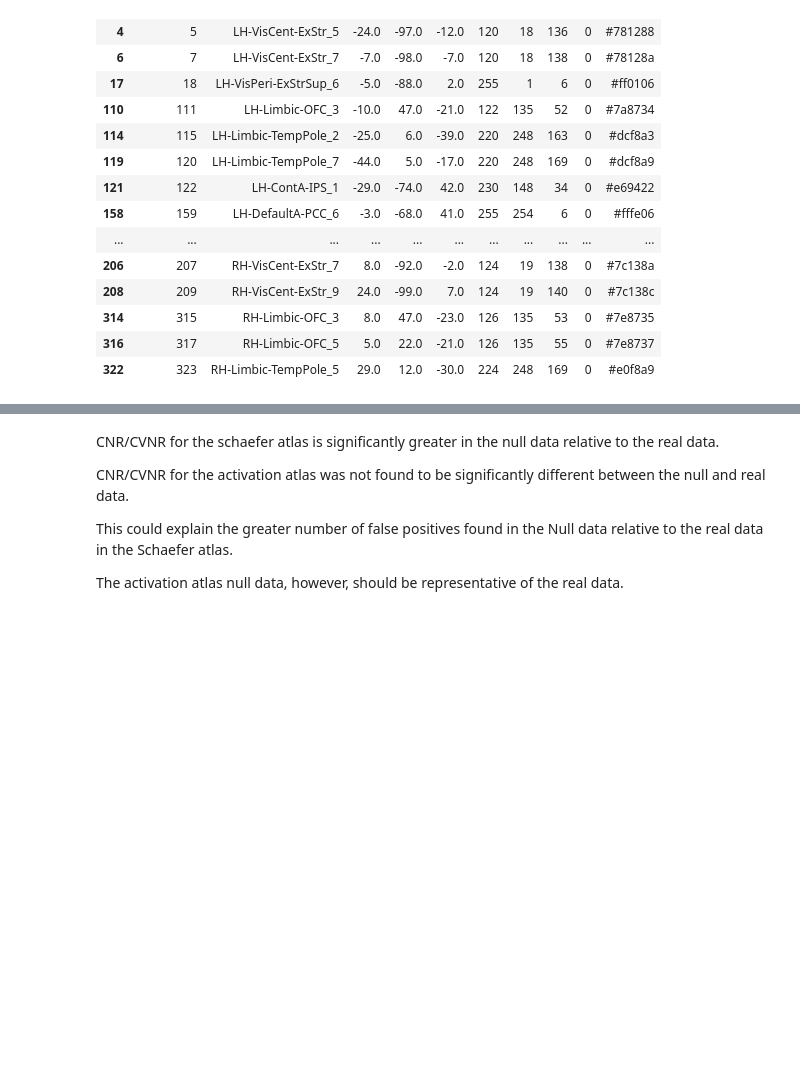
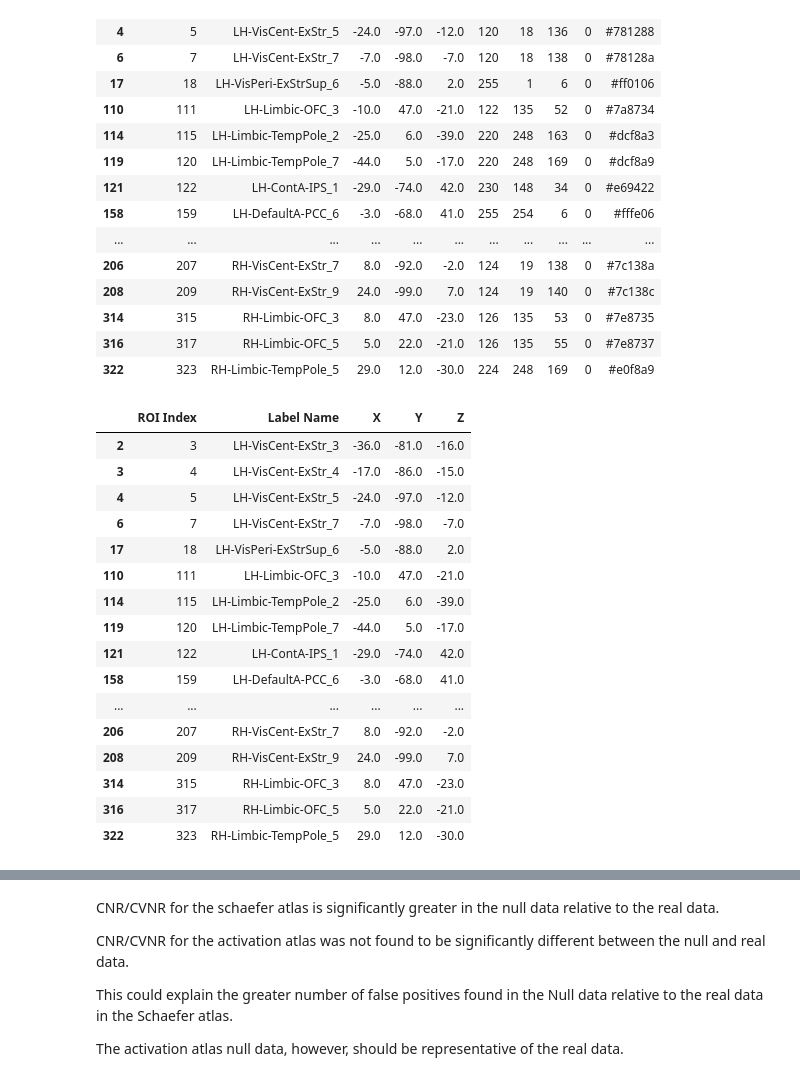
Before and after one commit to jdkent/BetaSeriesRealDataAnalysis, a Jupyter notebook: nibsAnalysis/cnr_trial_variability.ipynb, the cells around one changed output, grey strips where cells are left out. Cells and saved outputs as stored; diff of their text form; code cells hidden in the pictures; blank space fills up the shorter version.

```diff
--- a/nibsAnalysis/cnr_trial_variability.ipynb
+++ b/nibsAnalysis/cnr_trial_variability.ipynb
@@ -868,6 +868,29 @@ See the caveats in the documentation: http://pandas.pydata.org/pandas-docs/stabl
 | 314 | 315 | RH-Limbic-OFC_3 | 8.0 | 47.0 | -23.0 | 126 | 135 | 53 | 0 | #7e8735 |
 | 316 | 317 | RH-Limbic-OFC_5 | 5.0 | 22.0 | -21.0 | 126 | 135 | 55 | 0 | #7e8737 |
 | 322 | 323 | RH-Limbic-TempPole_5 | 29.0 | 12.0 | -30.0 | 224 | 248 | 169 | 0 | #e0f8a9 |
+# %%
+# write to tsv
+schaeferbest_tsv = schaeferbest_info.loc[:, ["ROI Index", "Label Name", "R", "A", "S"]]
+schaeferbest_tsv.rename(columns={"R": "X", "A": "Y", "S": "Z"}, inplace=True)
+schaeferbest_tsv.to_csv("./outputs/schaeferbest_rois.tsv", index=False, sep='\t')
+# %% [output]
+|  | ROI Index | Label Name | X | Y | Z |
+| 2 | 3 | LH-VisCent-ExStr_3 | -36.0 | -81.0 | -16.0 |
+| 3 | 4 | LH-VisCent-ExStr_4 | -17.0 | -86.0 | -15.0 |
+| 4 | 5 | LH-VisCent-ExStr_5 | -24.0 | -97.0 | -12.0 |
+| 6 | 7 | LH-VisCent-ExStr_7 | -7.0 | -98.0 | -7.0 |
+| 17 | 18 | LH-VisPeri-ExStrSup_6 | -5.0 | -88.0 | 2.0 |
+| 110 | 111 | LH-Limbic-OFC_3 | -10.0 | 47.0 | -21.0 |
+| 114 | 115 | LH-Limbic-TempPole_2 | -25.0 | 6.0 | -39.0 |
+| 119 | 120 | LH-Limbic-TempPole_7 | -44.0 | 5.0 | -17.0 |
+| 121 | 122 | LH-ContA-IPS_1 | -29.0 | -74.0 | 42.0 |
+| 158 | 159 | LH-DefaultA-PCC_6 | -3.0 | -68.0 | 41.0 |
+| ... | ... | ... | ... | ... | ... |
+| 206 | 207 | RH-VisCent-ExStr_7 | 8.0 | -92.0 | -2.0 |
+| 208 | 209 | RH-VisCent-ExStr_9 | 24.0 | -99.0 | 7.0 |
+| 314 | 315 | RH-Limbic-OFC_3 | 8.0 | 47.0 | -23.0 |
+| 316 | 317 | RH-Limbic-OFC_5 | 5.0 | 22.0 | -21.0 |
+| 322 | 323 | RH-Limbic-TempPole_5 | 29.0 | 12.0 | -30.0 |
 # %%
 color_dict = {
     "Visual (Central)": (120/255, 18/255, 134/255),
```
Also changed, not shown: parts of 1 cell of this notebook.
